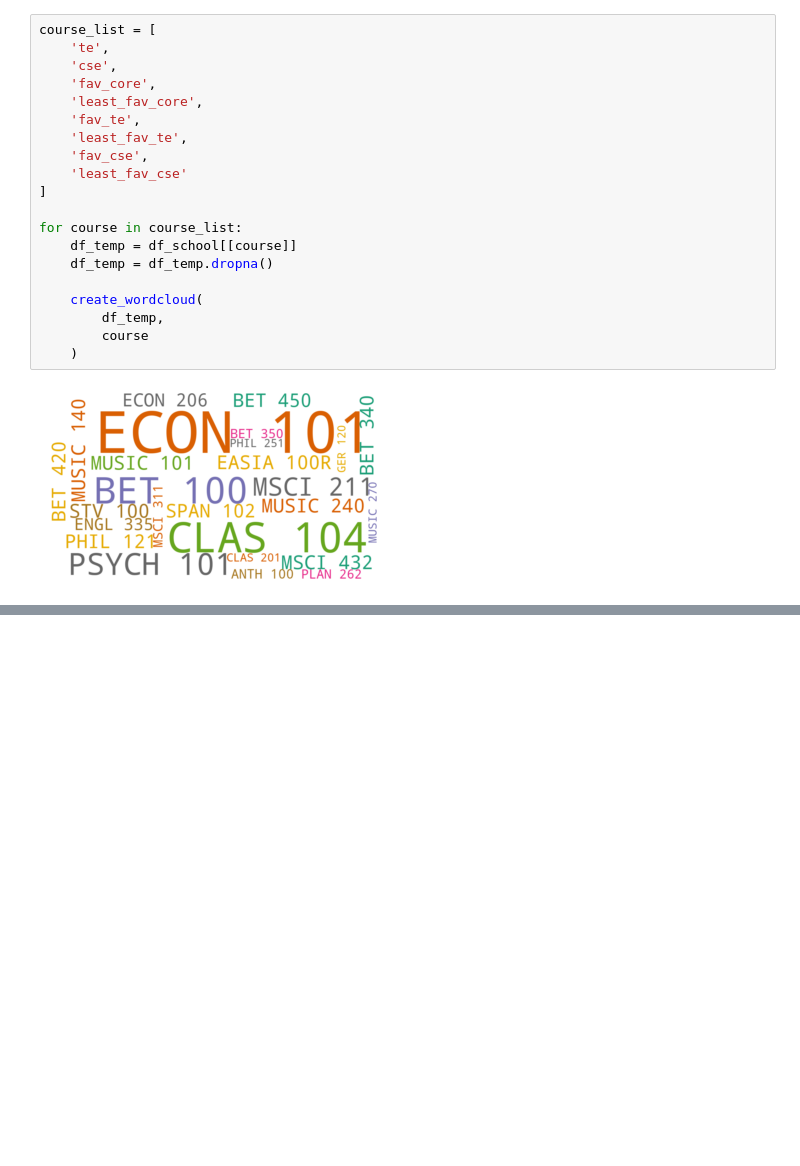
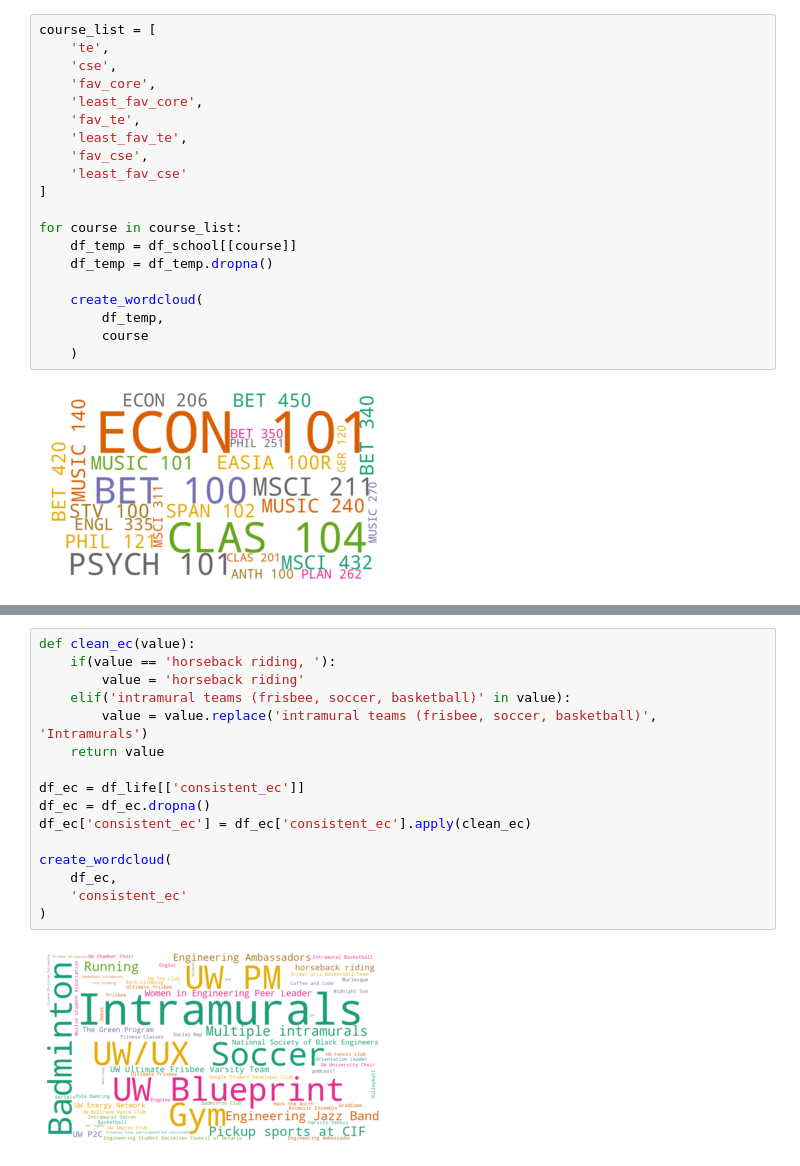
Before and after one commit to Nguyen-Kha/SYDE2023_Class_Profile, a Jupyter notebook: graph_generation/wordclouds.ipynb, the cells around one changed output, grey strips where cells are left out. Saved outputs shown, nothing was run; the diff lists cells and outputs as text; blank space fills up the shorter version.

```diff
--- a/graph_generation/wordclouds.ipynb
+++ b/graph_generation/wordclouds.ipynb
@@ -146,0 +215,18 @@ for course in course_list:
+# %%
+def clean_ec(value):
+    if(value == 'horseback riding, '):
+        value = 'horseback riding'
+    elif('intramural teams (frisbee, soccer, basketball)' in value):
+        value = value.replace('intramural teams (frisbee, soccer, basketball)', 'Intramurals')
+    return value
+
+df_ec = df_life[['consistent_ec']]
+df_ec = df_ec.dropna()
+df_ec['consistent_ec'] = df_ec['consistent_ec'].apply(clean_ec)
+
+create_wordcloud(
+    df_ec,
+    'consistent_ec'
+)
+# %% [output]
+[figure, added]
```
Also changed, not shown: parts of 9 cells of this notebook, 1 other file.
